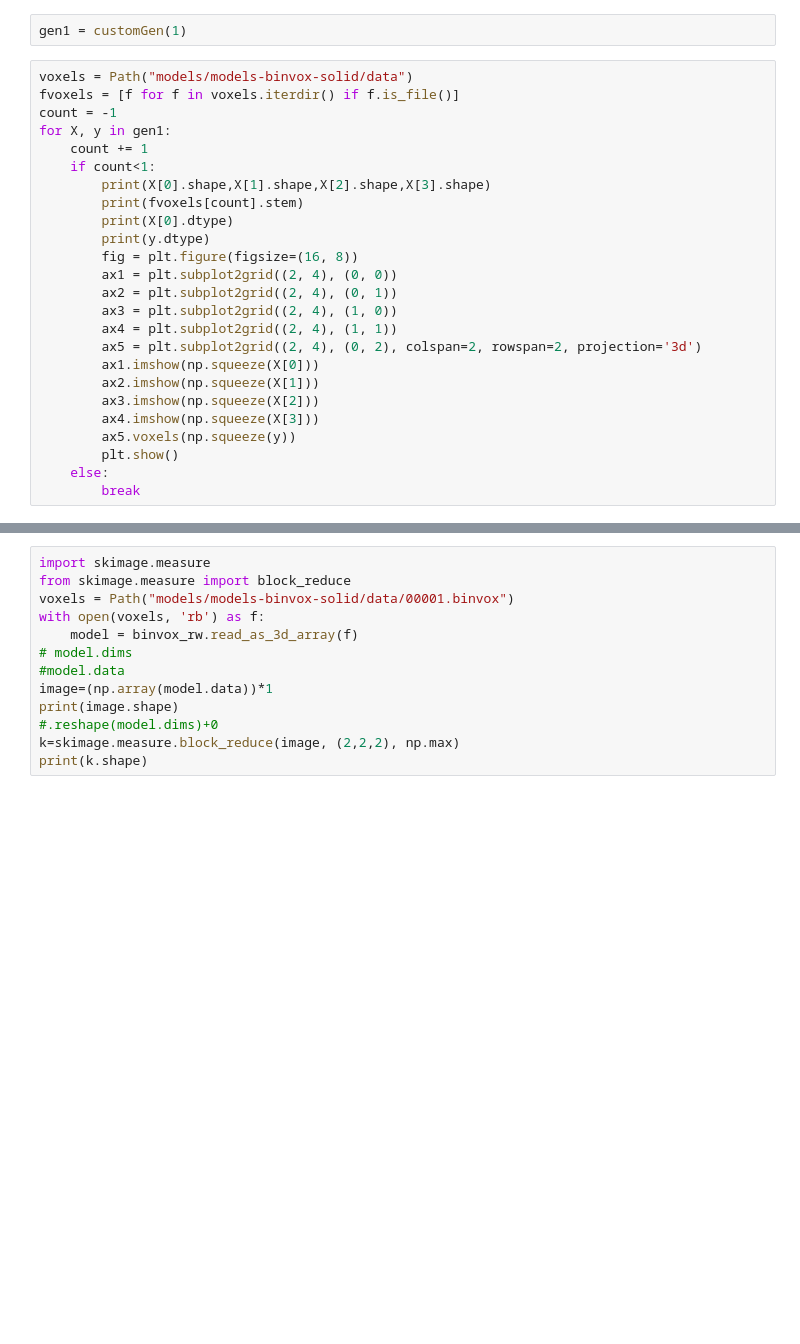
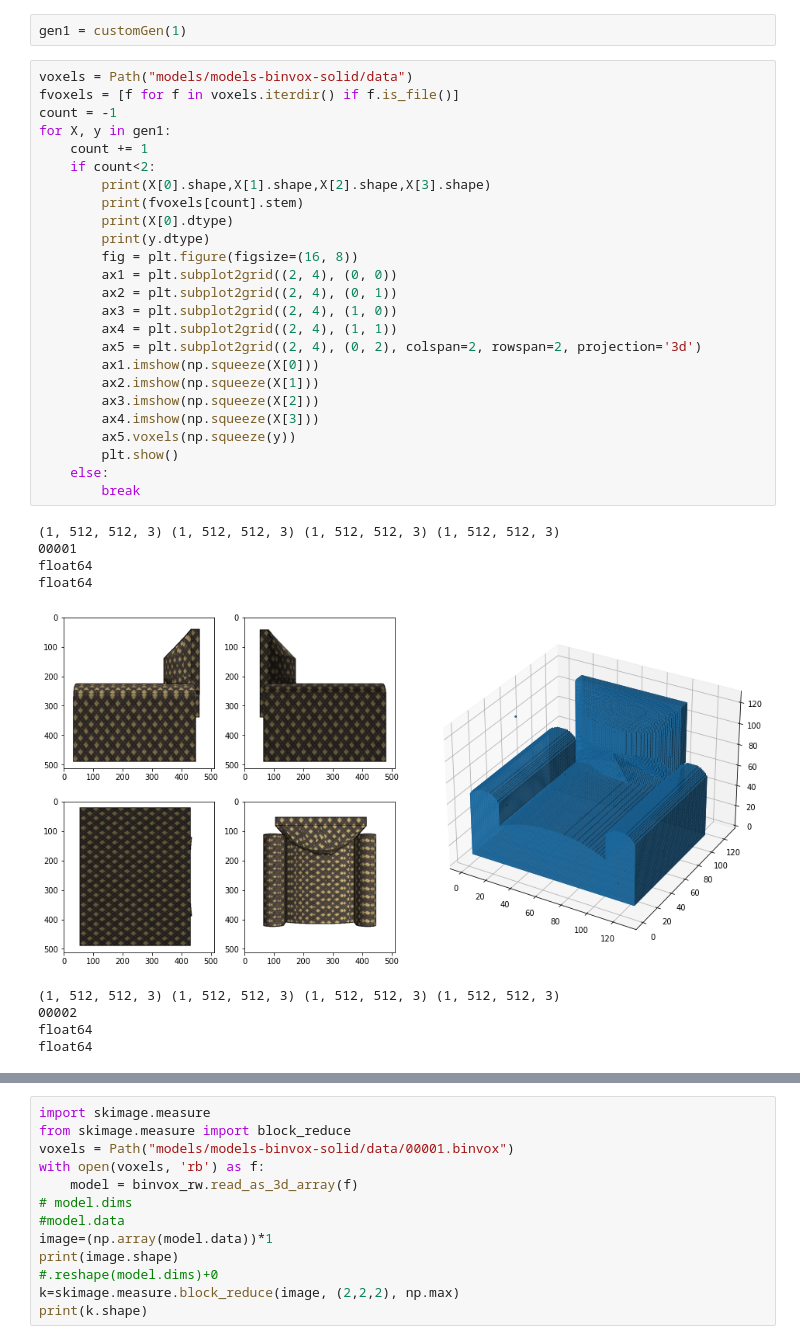
Before and after one commit to pradeep-rajanna/Image-to-3D-model, a Jupyter notebook: Center Visualize.ipynb, the cells around one changed output, grey strips where cells are left out. Drawn from its saved outputs; the diff is of its cells as text; blank space fills up the shorter version.

```diff
--- a/Center Visualize.ipynb
+++ b/Center Visualize.ipynb
@@ -91,25 +91,35 @@ gen1 = customGen(1)
 # %%
 voxels = Path("models/models-binvox-solid/data")
 fvoxels = [f for f in voxels.iterdir() if f.is_file()]
 count = -1
 for X, y in gen1:
     count += 1
-    if count<1:
+    if count<2:
         print(X[0].shape,X[1].shape,X[2].shape,X[3].shape)
         print(fvoxels[count].stem)
         print(X[0].dtype)
         print(y.dtype)
         fig = plt.figure(figsize=(16, 8))
         ax1 = plt.subplot2grid((2, 4), (0, 0))
         ax2 = plt.subplot2grid((2, 4), (0, 1))
         ax3 = plt.subplot2grid((2, 4), (1, 0))
         ax4 = plt.subplot2grid((2, 4), (1, 1))
         ax5 = plt.subplot2grid((2, 4), (0, 2), colspan=2, rowspan=2, projection='3d')
         ax1.imshow(np.squeeze(X[0]))
         ax2.imshow(np.squeeze(X[1]))
         ax3.imshow(np.squeeze(X[2]))
         ax4.imshow(np.squeeze(X[3]))
         ax5.voxels(np.squeeze(y))
         plt.show()
     else:
         break
+# %% [output]
+(1, 512, 512, 3) (1, 512, 512, 3) (1, 512, 512, 3) (1, 512, 512, 3)
+00001
+float64
+float64
+[figure, added]
+(1, 512, 512, 3) (1, 512, 512, 3) (1, 512, 512, 3) (1, 512, 512, 3)
+00002
+float64
+float64
```
Also changed, not shown: parts of 1 cell of this notebook.
